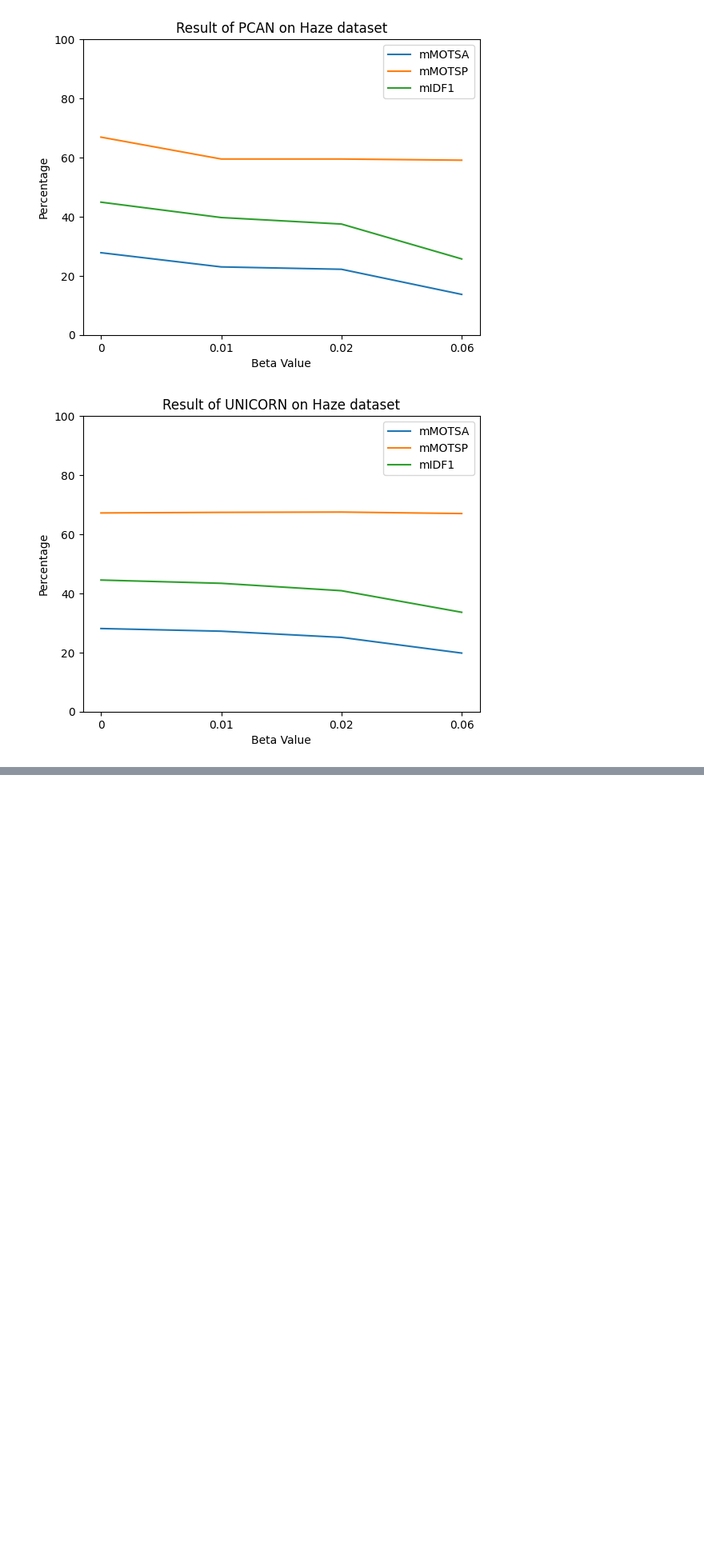
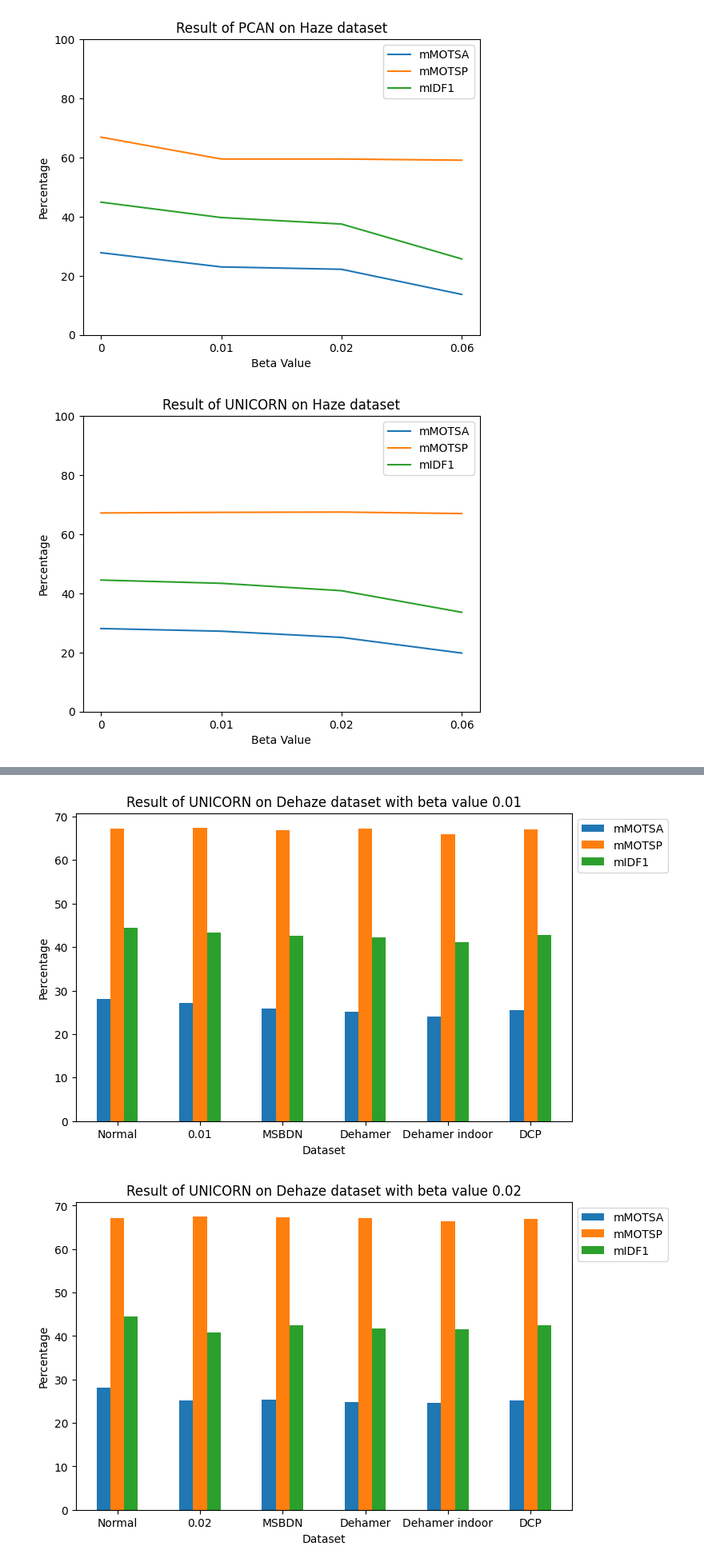
Before and after one commit to 2223CUHKFYP/2223CUHKFYP.github.io, a Jupyter notebook: resources/make_graph.ipynb, the cells around one changed output, grey strips where cells are left out. Shown: that part at 80% size. Saved outputs shown, nothing was run; the diff lists cells and outputs as text; code cells hidden in the pictures; blank space fills up the shorter version.

```diff
--- a/resources/make_graph.ipynb
+++ b/resources/make_graph.ipynb
@@ -81,0 +140,16 @@ array([], shape=(2, 0), dtype=float64)
+# %%
+for i in range(3):
+    str_beta = str(betas[i])
+    df = df_unicorn_dehaze[i][["Dataset"]+metrics]
+    ax = df.plot(x="Dataset", y=metrics, kind="bar", figsize=(8, 5))
+    #ax.invert_yaxis()
+    #ax.set_ylim(0.5,-20)
+    ax.set_ylabel("Percentage")
+    ax.set_xlabel("Dataset")
+    plt.title(f"Result of {model} on Dehaze dataset with beta value {str_beta}")
+    plt.legend(bbox_to_anchor=(1, 1.0), loc='upper left')
+    plt.xticks(rotation=0)
+    plt.savefig(f"UNICORN_{str_beta}_dehaze.png")
+# %% [output]
+[figure, added]
+[figure, added]
```
Also changed, not shown: parts of 11 cells of this notebook, 8 other files.
